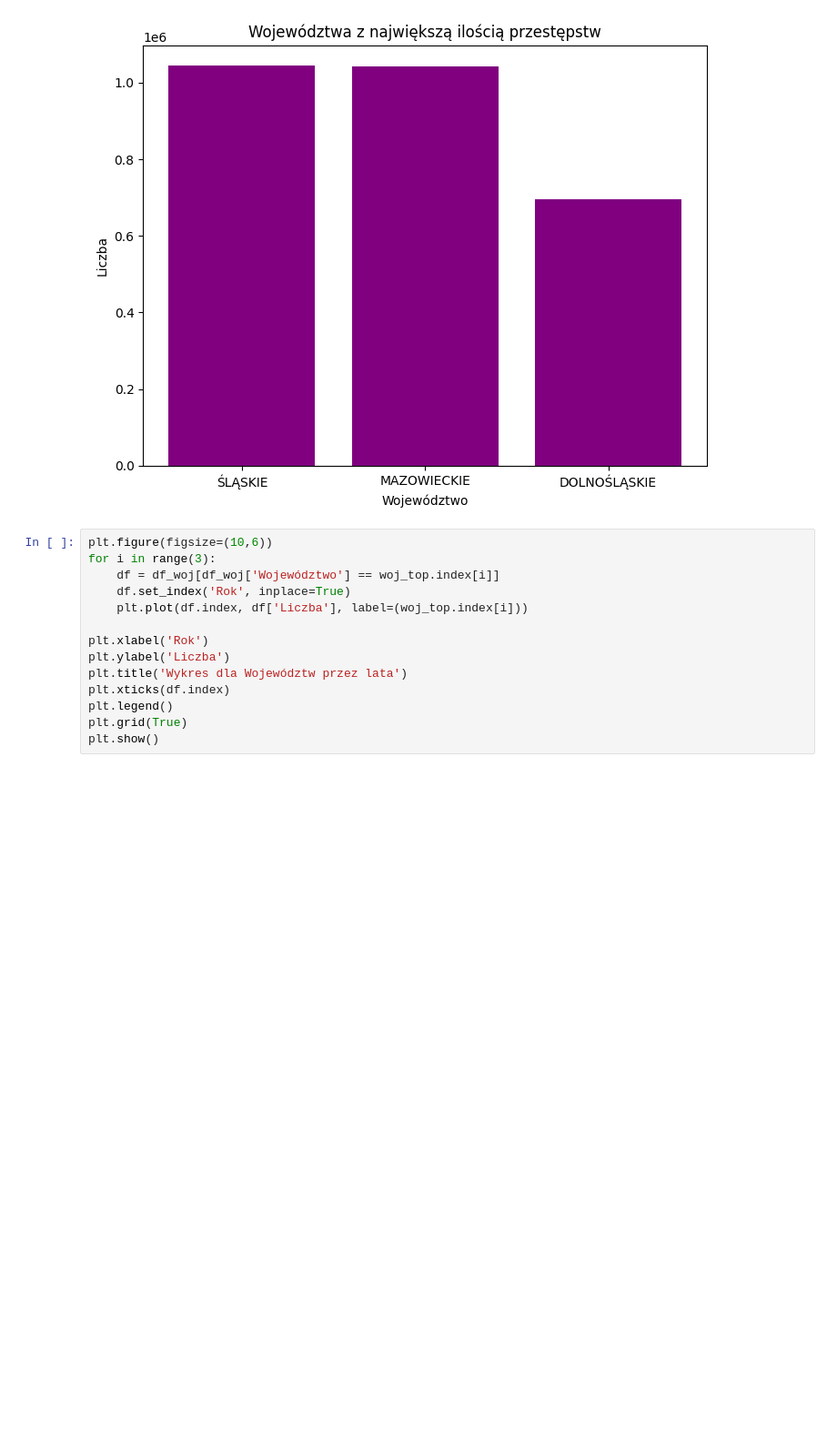
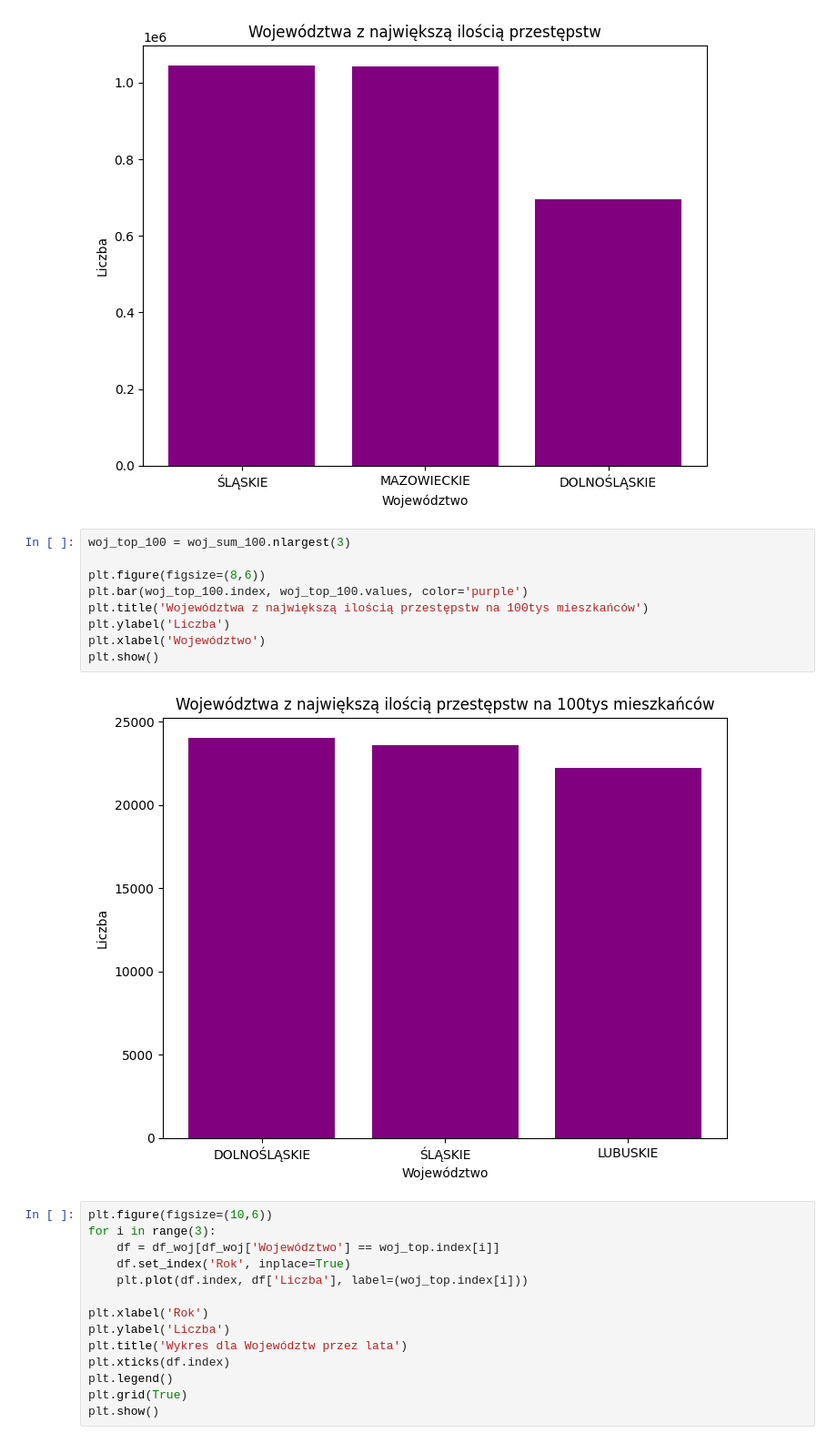
Before and after one commit to wwielakowska/in-ynierka, a Jupyter notebook: crime_code.ipynb, the cells around one changed output. Shown at 91% size. Saved outputs shown, nothing was run; the diff lists cells and outputs as text; blank space fills up the shorter version.

```diff
--- a/dane_zaczynamy.ipynb
+++ b/crime_code.ipynb
@@ -587,6 +647,17 @@ plt.xlabel('Województwo')
 plt.show()
 # %% [output]
 [figure]
+# %%
+woj_top_100 = woj_sum_100.nlargest(3)
+
+plt.figure(figsize=(8,6))
+plt.bar(woj_top_100.index, woj_top_100.values, color='purple')
+plt.title('Województwa z największą ilością przestępstw na 100tys mieszkańców')
+plt.ylabel('Liczba')
+plt.xlabel('Województwo')
+plt.show()
+# %% [output]
+[figure, added]
 # %%
 plt.figure(figsize=(10,6))
 for i in range(3):
```
Also changed, not shown: parts of 26 cells of this notebook, 10 other files.
